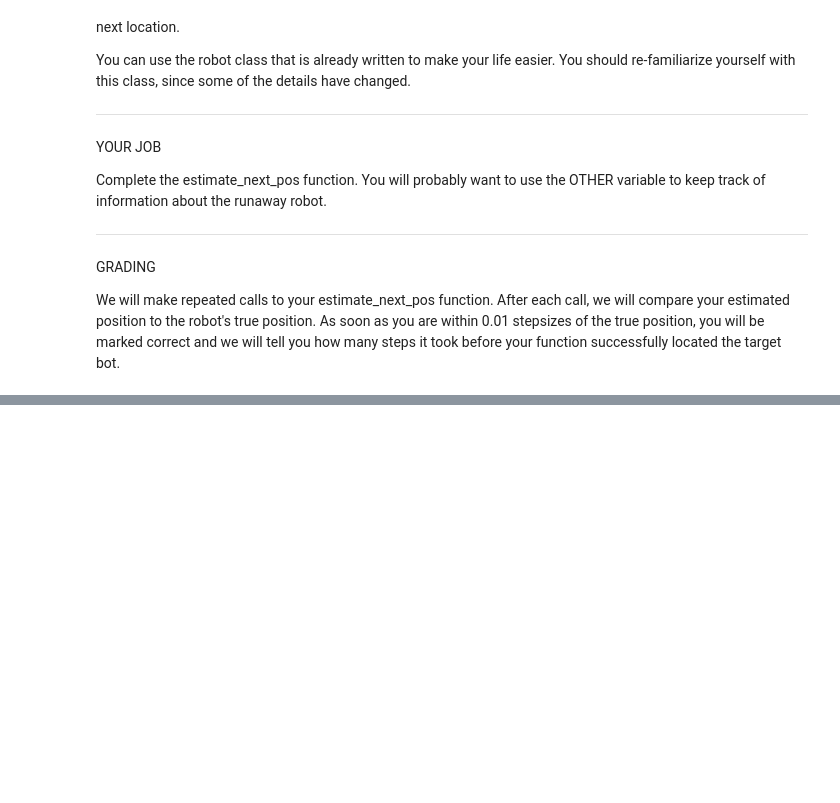
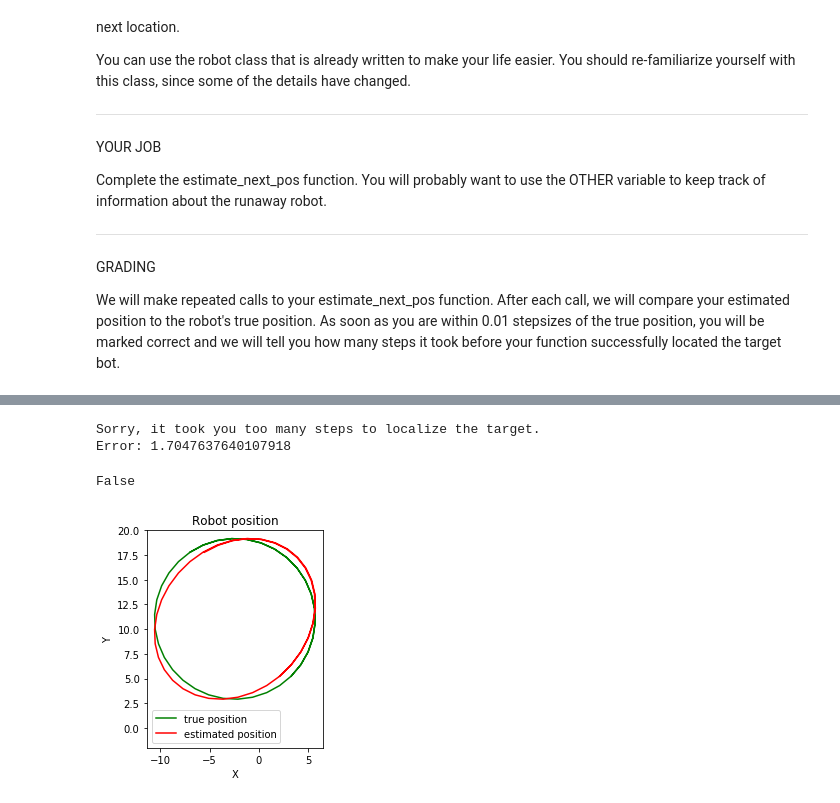
Before and after one commit to NNiehof/ArtificialIntelligenceForRobotics, a Jupyter notebook: Final project - Runaway robot/Runaway_robot.ipynb, the cells around one changed output, grey strips where cells are left out. Saved outputs shown, nothing was run; the diff lists cells and outputs as text; code cells hidden in the pictures; blank space fills up the shorter version.

```diff
--- a/Final project - Runaway robot/Runaway_robot.ipynb
+++ b/Final project - Runaway robot/Runaway_robot.ipynb
@@ -182,0 +186,30 @@ False
+# %%
+# This is the function you have to write. The argument 'measurement' is a
+# single (x, y) point. This function will have to be called multiple
+# times before you have enough information to accurately predict the
+# next position. The OTHER variable that your function returns will be
+# passed back to your function the next time it is called. You can use
+# this to keep track of important information over time.
+def estimate_next_pos(measurement, OTHER = None):
+    """Estimate the next (x, y) position of the wandering Traxbot
+    based on noisy (x, y) measurements."""
+
+    if not OTHER:
+        kalman = Kalman([
+            measurement[0], measurement[1], 0, 0, 0, 0, 0, 0, 0, 0, 0, 0, 0, 0, 0, 0])
+        loc = kalman.get_loc()
+
+    else:
+        kalman = OTHER
+        loc = kalman.filter(measurement)
+
+    # You must return xy_estimate (x, y), and OTHER (even if it is None)
+    # in this order for grading purposes.
+    return (loc[0], loc[1]), kalman
+# %%
+demo_grading(estimate_next_pos, test_target, max_iter=50)
+# %% [output]
+Sorry, it took you too many steps to localize the target.
+Error: 1.7047637640107918
+False
+[figure, added]
```
Also changed, not shown: parts of 8 cells of this notebook, 1 other file.
